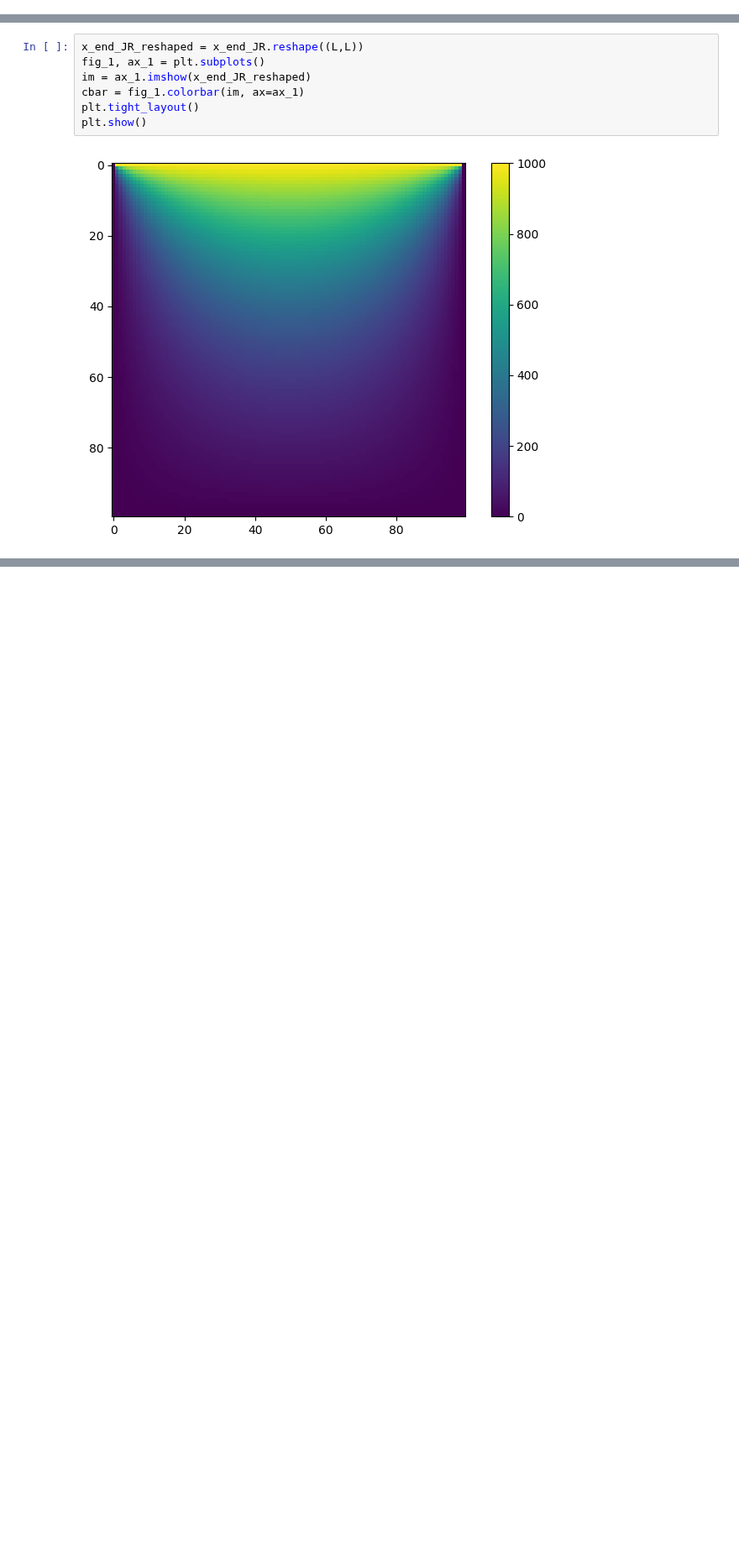
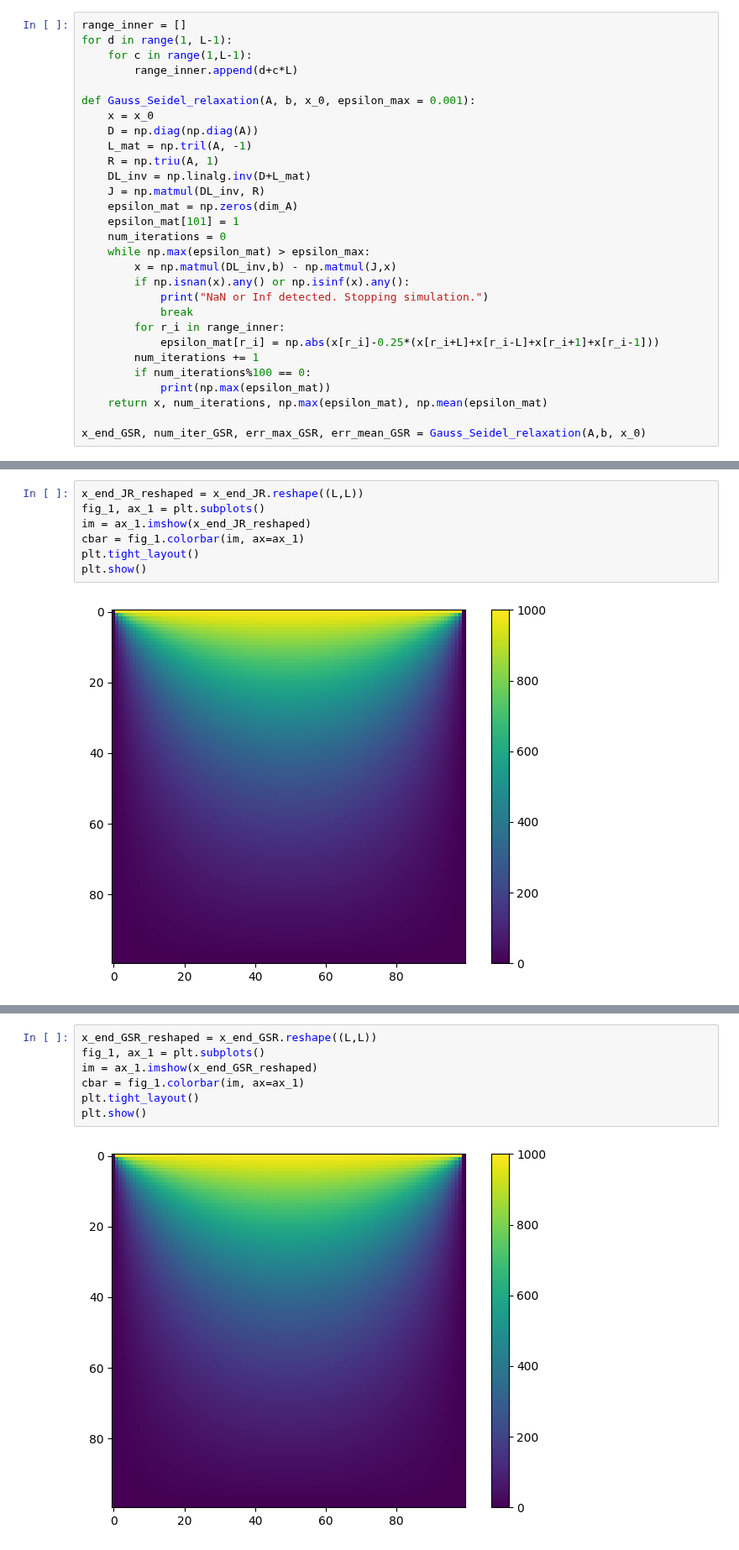
Before and after one commit to corinnawegner/Computational-physics, a Jupyter notebook: Project 4/Problem 1.ipynb, the cells around one changed output, grey strips where cells are left out. Shown at 84% size. Saved outputs shown, nothing was run; the diff lists cells and outputs as text; blank space fills up the shorter version.

```diff
--- a/Project 4/Problem 1.ipynb
+++ b/Project 4/Problem 1.ipynb
@@ -95,3 +95,32 @@ x_end_JR, num_iter_JR, err_max_JR, err_mean_JR = Jacobi_relaxation(A,b, x_0)
 0.0011399925249122589
 0.001084003727299887
 0.0010307648688012705
+# %%
+range_inner = []
+for d in range(1, L-1):
+    for c in range(1,L-1):
+        range_inner.append(d+c*L)
+
+def Gauss_Seidel_relaxation(A, b, x_0, epsilon_max = 0.001):
+    x = x_0
+    D = np.diag(np.diag(A))
+    L_mat = np.tril(A, -1)
+    R = np.triu(A, 1)
+    DL_inv = np.linalg.inv(D+L_mat)
+    J = np.matmul(DL_inv, R)
+    epsilon_mat = np.zeros(dim_A)
+    epsilon_mat[101] = 1
+    num_iterations = 0
+    while np.max(epsilon_mat) > epsilon_max:
+        x = np.matmul(DL_inv,b) - np.matmul(J,x)
+        if np.isnan(x).any() or np.isinf(x).any():
+            print("NaN or Inf detected. Stopping simulation.")
+            break
+        for r_i in range_inner:
+            epsilon_mat[r_i] = np.abs(x[r_i]-0.25*(x[r_i+L]+x[r_i-L]+x[r_i+1]+x[r_i-1]))
+        num_iterations += 1
+        if num_iterations%100 == 0:
+            print(np.max(epsilon_mat))
+    return x, num_iterations, np.max(epsilon_mat), np.mean(epsilon_mat)
+
+x_end_GSR, num_iter_GSR, err_max_GSR, err_mean_GSR = Gauss_Seidel_relaxation(A,b, x_0)
@@ -300,0 +300,9 @@ l
+# %%
+x_end_GSR_reshaped = x_end_GSR.reshape((L,L))
+fig_1, ax_1 = plt.subplots()
+im = ax_1.imshow(x_end_GSR_reshaped)
+cbar = fig_1.colorbar(im, ax=ax_1)
+plt.tight_layout()
+plt.show()
+# %% [output]
+[figure, added]
```
Also changed, not shown: parts of 16 cells of this notebook.
